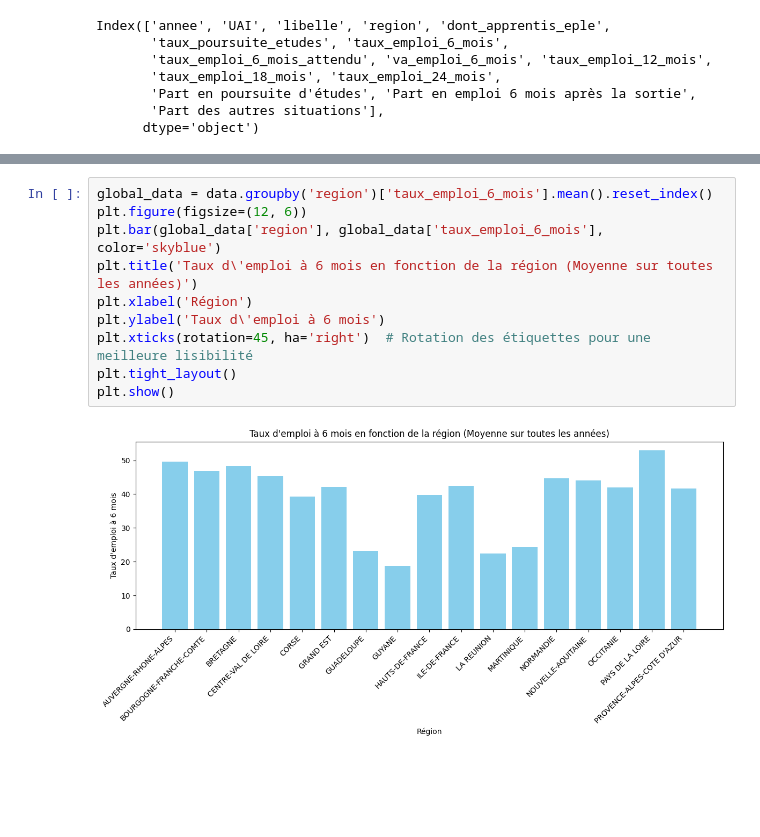
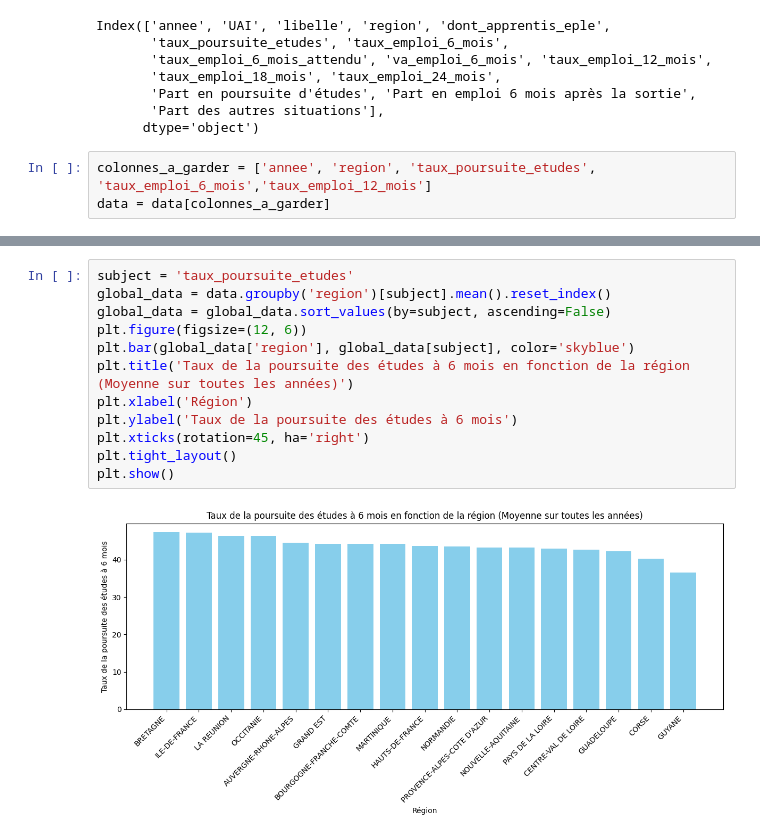
Before and after one commit to deltaryss/Sujet2-pythonFrameIA, a Jupyter notebook: Sujet2_data_pythonFrameIA.ipynb, the cells around one changed output, grey strips where cells are left out. Cells and saved outputs as stored; diff of their text form; blank space fills up the shorter version.

```diff
--- a/Sujet2_data_pythonFrameIA.ipynb
+++ b/Sujet2_data_pythonFrameIA.ipynb
@@ -30,3 +29,6 @@ Index(['annee', 'UAI', 'libelle', 'region', 'dont_apprentis_eple',
        'Part en poursuite d'études', 'Part en emploi 6 mois après la sortie',
        'Part des autres situations'],
       dtype='object')
+# %%
+colonnes_a_garder = ['annee', 'region', 'taux_poursuite_etudes', 'taux_emploi_6_mois','taux_emploi_12_mois']
+data = data[colonnes_a_garder]
@@ -80,12 +145,14 @@ for periode in periodes:
 # %%
-global_data = data.groupby('region')['taux_emploi_6_mois'].mean().reset_index()
+subject = 'taux_poursuite_etudes'
+global_data = data.groupby('region')[subject].mean().reset_index()
+global_data = global_data.sort_values(by=subject, ascending=False)
 plt.figure(figsize=(12, 6))
-plt.bar(global_data['region'], global_data['taux_emploi_6_mois'], color='skyblue')
-plt.title('Taux d\'emploi à 6 mois en fonction de la région (Moyenne sur toutes les années)')
+plt.bar(global_data['region'], global_data[subject], color='skyblue')
+plt.title('Taux de la poursuite des études à 6 mois en fonction de la région (Moyenne sur toutes les années)')
 plt.xlabel('Région')
-plt.ylabel('Taux d\'emploi à 6 mois')
-plt.xticks(rotation=45, ha='right')  # Rotation des étiquettes pour une meilleure lisibilité
+plt.ylabel('Taux de la poursuite des études à 6 mois')
+plt.xticks(rotation=45, ha='right')
 plt.tight_layout()
 plt.show()
 # %% [output]
-[figure, old version]
+[figure, new version]
```
Also changed, not shown: parts of 12 cells of this notebook, 1 other file.
